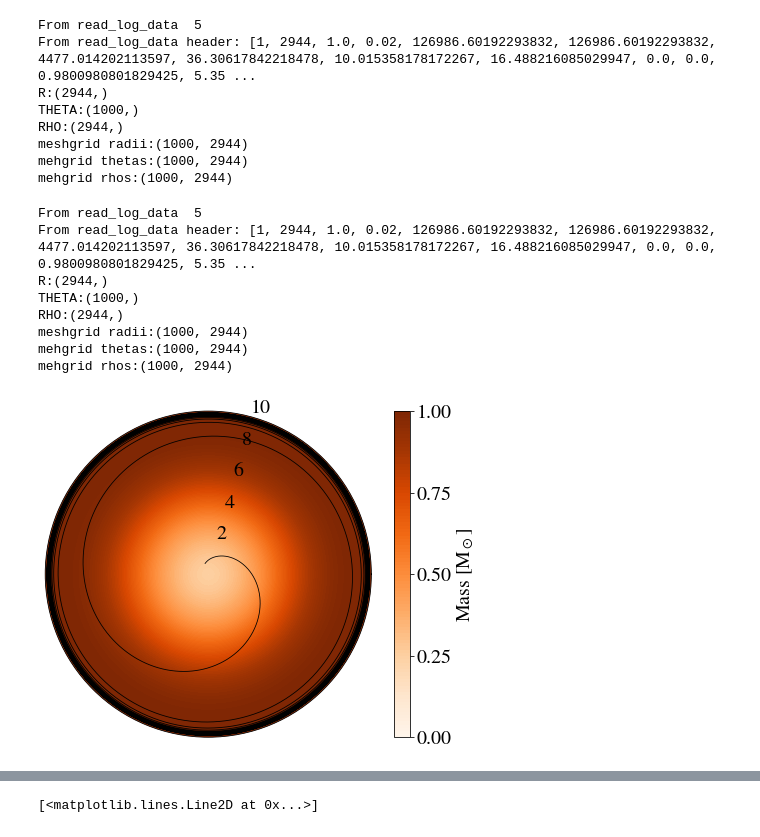
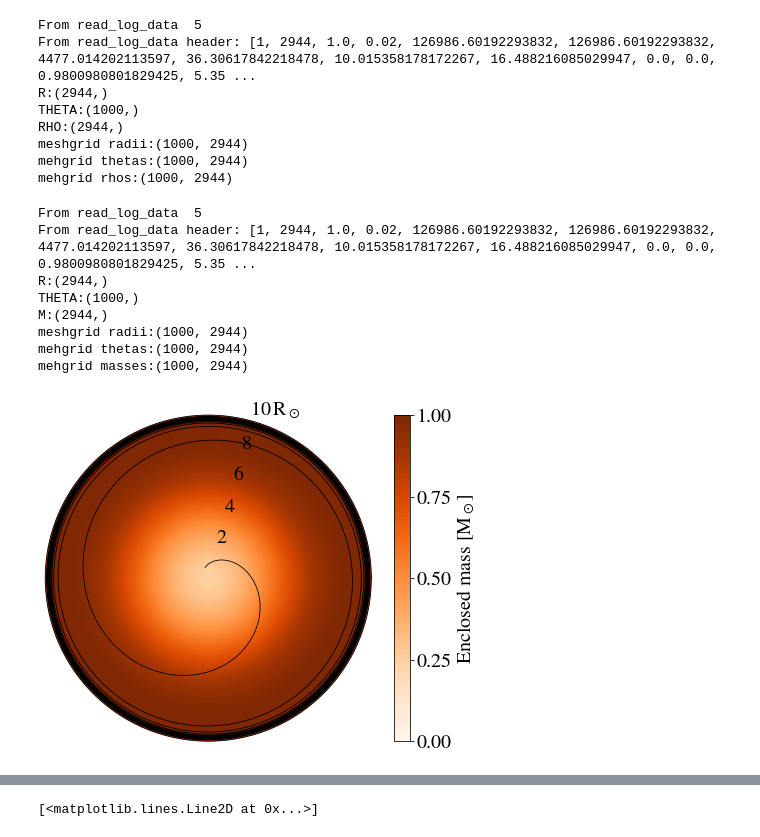
Before and after one commit to matteocantiello/planetaryengulfments, a Jupyter notebook: Dropbox (Personal)/work/engulfment/15140/engulfment.ipynb, the cells around one changed output, grey strips where cells are left out. Saved outputs shown, nothing was run; the diff lists cells and outputs as text; code cells hidden in the pictures.

```diff
--- a/Dropbox (Personal)/work/engulfment/15140/engulfment.ipynb
+++ b/Dropbox (Personal)/work/engulfment/15140/engulfment.ipynb
@@ -539,59 +540,61 @@ mehgrid rhos:(1000, 2944)
 # %%
 import matplotlib.pyplot as plt
 import matplotlib.cm as cm
+import matplotlib as mtpl
 
 p = mr.MesaData(DATA+'LOGS/'+'profile1.data')
 
 THETA = np.linspace(0, 360, 1000)
 R = p.radius
-RHO = p.mass # p.logRho
+M = p.mass # p.logRho
 
 radii, thetas = np.meshgrid(R,THETA)
-rhos, thetas = np.meshgrid(RHO,THETA)
+masses, thetas = np.meshgrid(M,THETA)
 
 
 print("R:{}".format(R.shape))
 
 print("THETA:{}".format(THETA.shape))
 
-print("RHO:{}".format(RHO.shape))
+print("M:{}".format(M.shape))
 
 print("meshgrid radii:{}".format(radii.shape))
 
 print("mehgrid thetas:{}".format(thetas.shape))
 
-print("mehgrid rhos:{}".format(rhos.shape))
+print("mehgrid masses:{}".format(masses.shape))
 
 
 import matplotlib.pyplot as plt
 import matplotlib.cm as cm
 ax = plt.subplot(111, polar=True)
 
 contour_levels = np.arange(0,1.01,0.01)
-CS = ax.contourf(thetas, radii, rhos, contour_levels,
+CS = ax.contourf(thetas, radii, masses, contour_levels,
                  cmap=cm.Oranges)#, locator=ticker.LogLocator()) cm.PuBu
 cbar = plt.colorbar(CS,ticks=[0,0.25, 0.5, 0.75,1])
-cbar.set_label(r"Mass [M$_\odot$]")
+cbar.set_label(r"Enclosed mass [M$_\odot$]")
 
 #cbar.ax.set_yticklabels(['< -1', '0', '> 1'])
 
 ax.set_xticklabels([])
+ax.set_yticklabels(['2', '4', '6', '8', r'10$\,$R$_\odot$'])
 ax.xaxis.grid(False)
 ax.yaxis.grid(False)
 ax.set_rlabel_position(75)
 ax.plot(xnew, f2(xnew), '-',c='black',lw=0.8)
 #print(rhos)
-plt.show()
+plt.savefig("./paper/polar_mj_r10_mass.pdf",bbox_inches='tight')
 # %% [output]
 From read_log_data  5
 From read_log_data header: [1, 2944, 1.0, 0.02, 126986.60192293832, 126986.60192293832, 4477.014202113597, 36.30617842218478, 10.015358178172267, 16.488216085029947, 0.0, 0.0, 0.9800980801829425, 5.35 ...
 R:(2944,)
 THETA:(1000,)
-RHO:(2944,)
+M:(2944,)
 meshgrid radii:(1000, 2944)
 mehgrid thetas:(1000, 2944)
-mehgrid rhos:(1000, 2944)
+mehgrid masses:(1000, 2944)
-[figure, old version]
+[figure, new version]
 # %%
 import matplotlib.pyplot as plt
 import matplotlib.cm as cm
```
Also changed, not shown: parts of 4 cells of this notebook, 1 other file.
